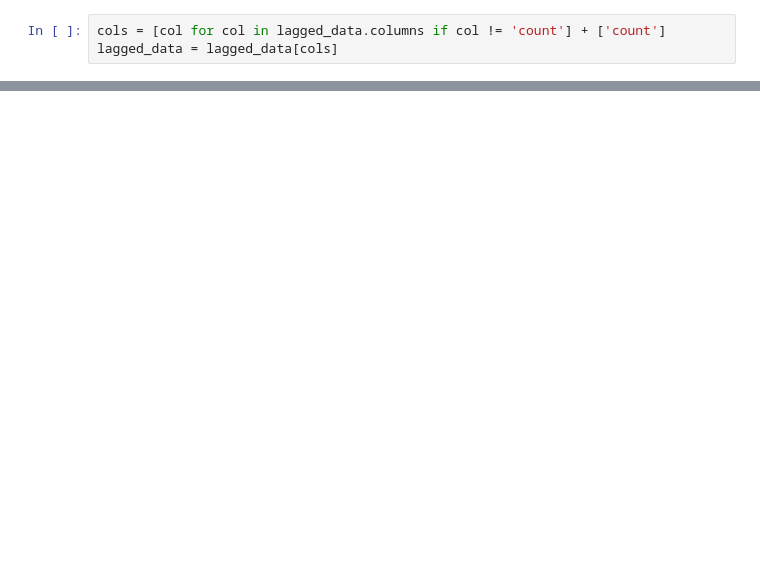
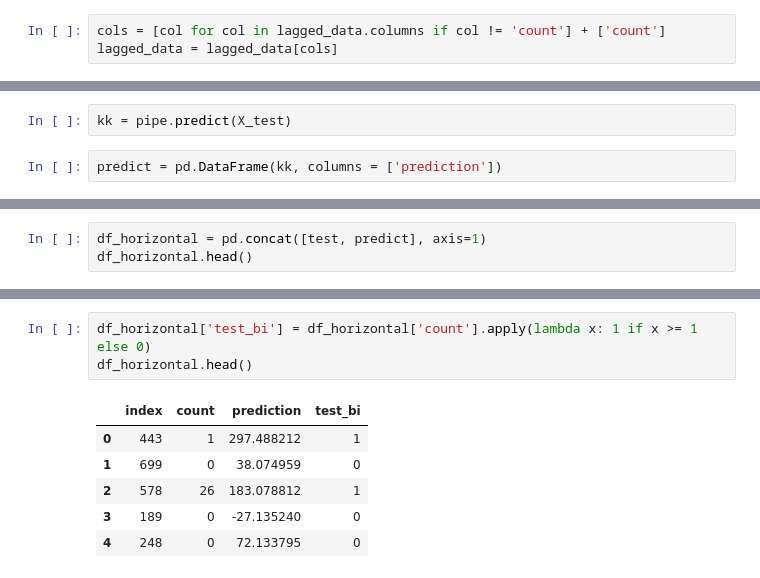
Before and after one commit to brahmwg/Bottlenecks_MDS_Capstone, a Jupyter notebook: outMigration_model/outM.ipynb, the cells around one changed output, grey strips where cells are left out. Cells and saved outputs as stored; diff of their text form; blank space fills up the shorter version.

```diff
--- a/outMigration_model/outM.ipynb
+++ b/outMigration_model/outM.ipynb
@@ -1174,0 +1189,4 @@ lagged_data = lagged_data[cols]
+# %%
+kk = pipe.predict(X_test)
+# %%
+predict = pd.DataFrame(kk, columns = ['prediction'])
@@ -1174,0 +1236,3 @@ lagged_data = lagged_data[cols]
+# %%
+df_horizontal = pd.concat([test, predict], axis=1)
+df_horizontal.head()
@@ -1174,0 +1246,10 @@ lagged_data = lagged_data[cols]
+# %%
+df_horizontal['test_bi'] = df_horizontal['count'].apply(lambda x: 1 if x >= 1 else 0)
+df_horizontal.head()
+# %% [output]
+|  | index | count | prediction | test_bi |
+| 0 | 443 | 1 | 297.488212 | 1 |
+| 1 | 699 | 0 | 38.074959 | 0 |
+| 2 | 578 | 26 | 183.078812 | 1 |
+| 3 | 189 | 0 | -27.135240 | 0 |
+| 4 | 248 | 0 | 72.133795 | 0 |
```
Also changed, not shown: parts of 30 cells of this notebook.
